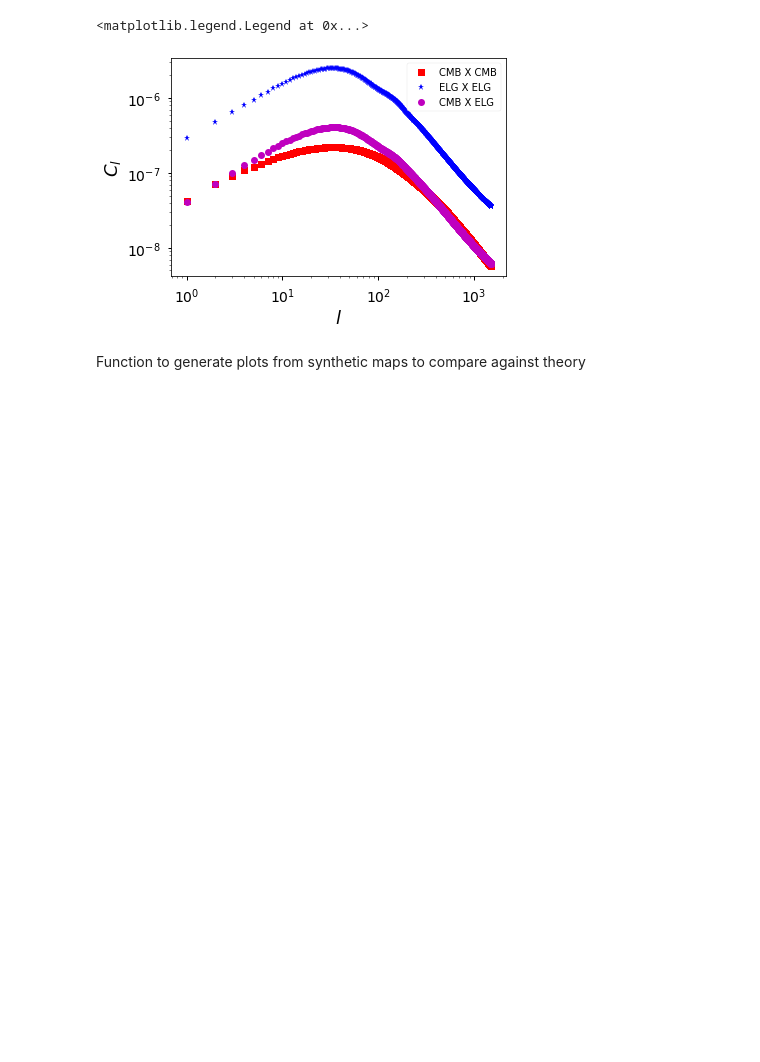
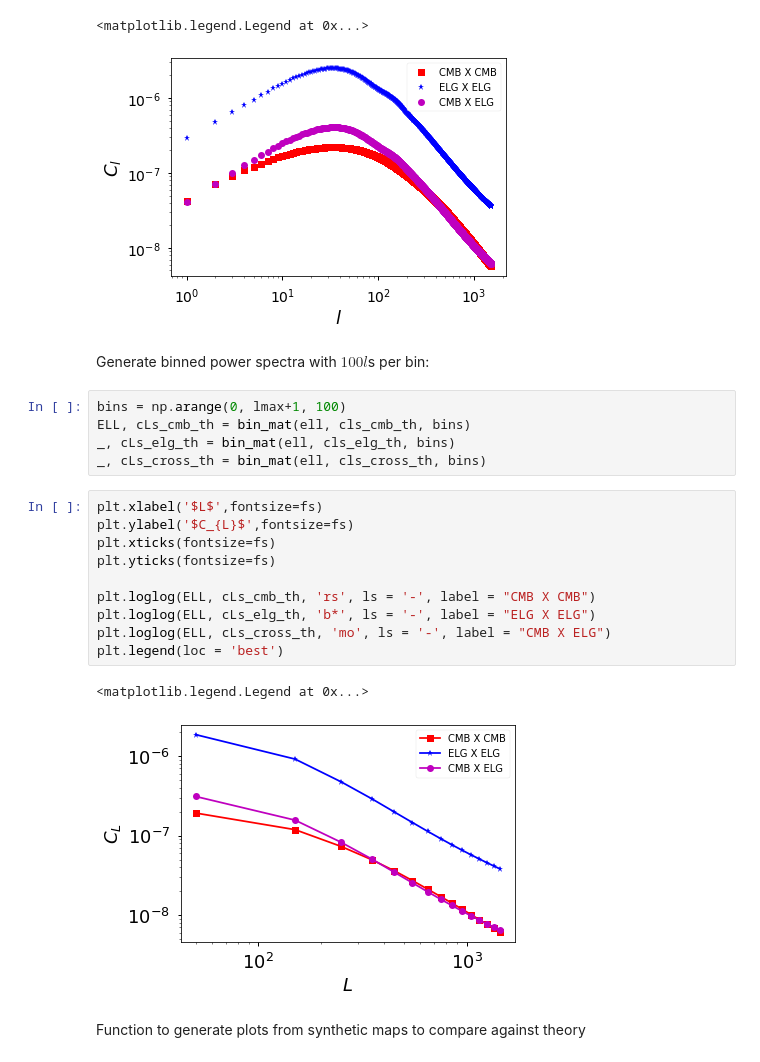
Before and after one commit to tanveerkarim/desi-lensing-cc, a Jupyter notebook: systematic-tests.ipynb, the cells around one changed output. Saved outputs shown, nothing was run; the diff lists cells and outputs as text; blank space fills up the shorter version.

```diff
--- a/systematic-tests.ipynb
+++ b/systematic-tests.ipynb
@@ -167,6 +167,26 @@ plt.legend(loc = 'best')
 # %% [output]
 <matplotlib.legend.Legend at 0x...>
 [figure]
+# %% [markdown]
+Generate binned power spectra with $100l$s per bin:
+# %%
+bins = np.arange(0, lmax+1, 100)
+ELL, cLs_cmb_th = bin_mat(ell, cls_cmb_th, bins)
+_, cLs_elg_th = bin_mat(ell, cls_elg_th, bins)
+_, cLs_cross_th = bin_mat(ell, cls_cross_th, bins)
+# %%
+plt.xlabel('$L$',fontsize=fs)
+plt.ylabel('$C_{L}$',fontsize=fs)
+plt.xticks(fontsize=fs)
+plt.yticks(fontsize=fs)
+
+plt.loglog(ELL, cLs_cmb_th, 'rs', ls = '-', label = "CMB X CMB")
+plt.loglog(ELL, cLs_elg_th, 'b*', ls = '-', label = "ELG X ELG")
+plt.loglog(ELL, cLs_cross_th, 'mo', ls = '-', label = "CMB X ELG")
+plt.legend(loc = 'best')
+# %% [output]
+<matplotlib.legend.Legend at 0x...>
+[figure, added]
 # %% [markdown]
 Function to generate plots  from synthetic maps to compare against theory
 # %%
```
Also changed, not shown: parts of 2 cells of this notebook.
